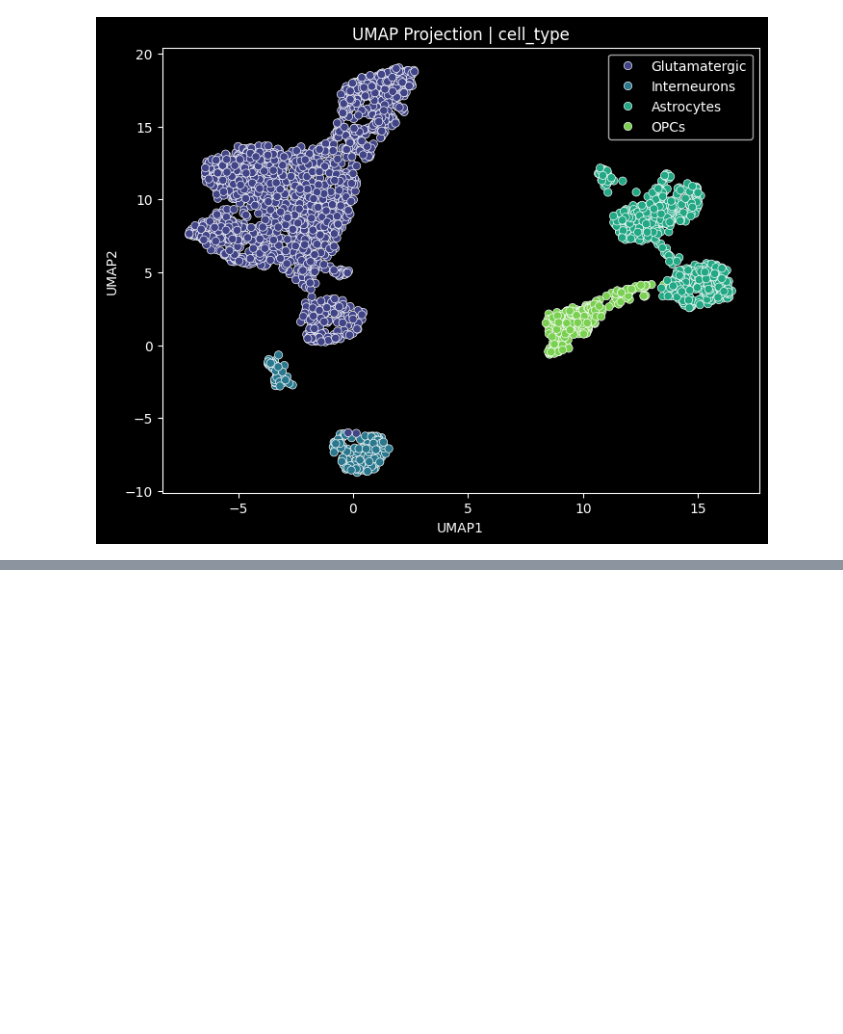
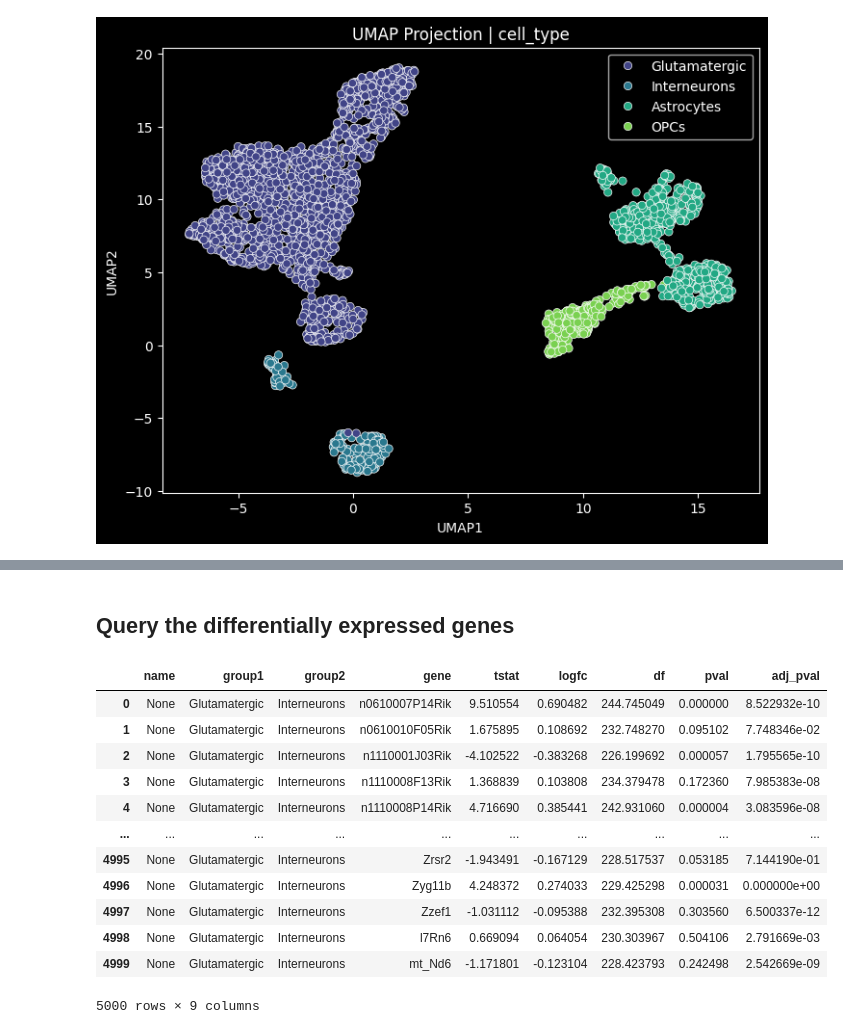
Before and after one commit to ArpiarSaundersLab/annsql, a Jupyter notebook: examples/preprocessing.ipynb, the cells around one changed output, grey strips where cells are left out. Drawn from its saved outputs; the diff is of its cells as text; code cells hidden in the pictures; blank space fills up the shorter version.

```diff
--- a/examples/preprocessing.ipynb
+++ b/examples/preprocessing.ipynb
@@ -247,0 +256,18 @@ asql.plot_umap(color_by="Gad2", legend_location="best")
+# %% [markdown]
+## Query the differentially expressed genes
+# %%
+asql.query("SELECT * FROM diff_expression WHERE group1='Glutamatergic' and group2='Interneurons'")
+# %% [output]
+|  | name | group1 | group2 | gene | tstat | logfc | df | pval | adj_pval |
+| 0 | None | Glutamatergic | Interneurons | n0610007P14Rik | 9.510554 | 0.690482 | 244.745049 | 0.000000 | 8.522932e-10 |
+| 1 | None | Glutamatergic | Interneurons | n0610010F05Rik | 1.675895 | 0.108692 | 232.748270 | 0.095102 | 7.748346e-02 |
+| 2 | None | Glutamatergic | Interneurons | n1110001J03Rik | -4.102522 | -0.383268 | 226.199692 | 0.000057 | 1.795565e-10 |
+| 3 | None | Glutamatergic | Interneurons | n1110008F13Rik | 1.368839 | 0.103808 | 234.379478 | 0.172360 | 7.985383e-08 |
+| 4 | None | Glutamatergic | Interneurons | n1110008P14Rik | 4.716690 | 0.385441 | 242.931060 | 0.000004 | 3.083596e-08 |
+| ... | ... | ... | ... | ... | ... | ... | ... | ... | ... |
+| 4995 | None | Glutamatergic | Interneurons | Zrsr2 | -1.943491 | -0.167129 | 228.517537 | 0.053185 | 7.144190e-01 |
+| 4996 | None | Glutamatergic | Interneurons | Zyg11b | 4.248372 | 0.274033 | 229.425298 | 0.000031 | 0.000000e+00 |
+| 4997 | None | Glutamatergic | Interneurons | Zzef1 | -1.031112 | -0.095388 | 232.395308 | 0.303560 | 6.500337e-12 |
+| 4998 | None | Glutamatergic | Interneurons | l7Rn6 | 0.669094 | 0.064054 | 230.303967 | 0.504106 | 2.791669e-03 |
+| 4999 | None | Glutamatergic | Interneurons | mt_Nd6 | -1.171801 | -0.123104 | 228.423793 | 0.242498 | 2.542669e-09 |
+5000 rows × 9 columns
```
Also changed, not shown: parts of 8 cells of this notebook, 4 other files.
